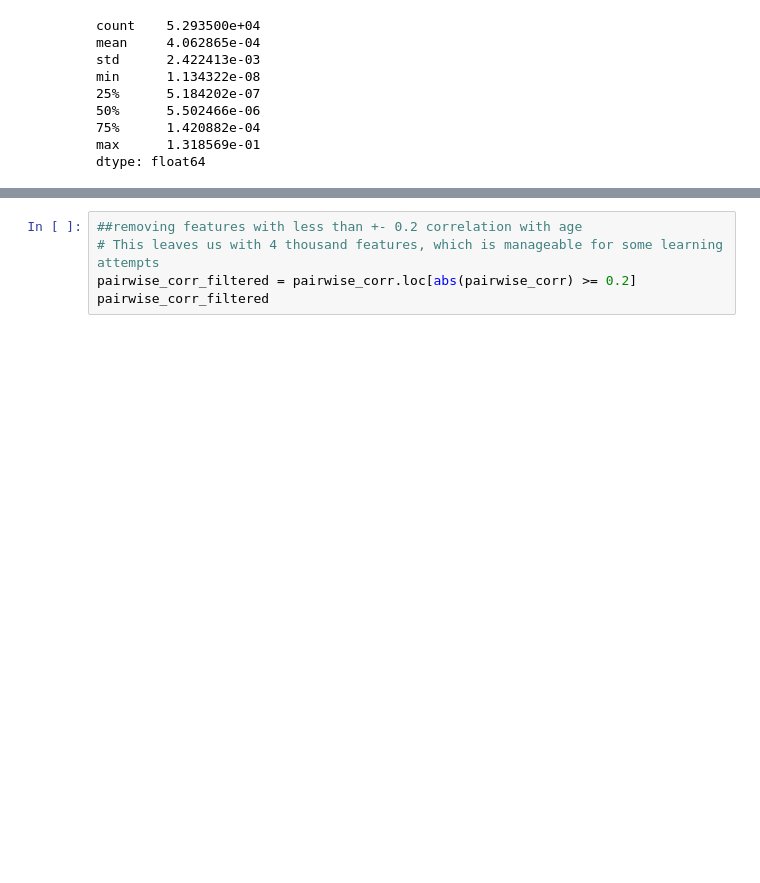
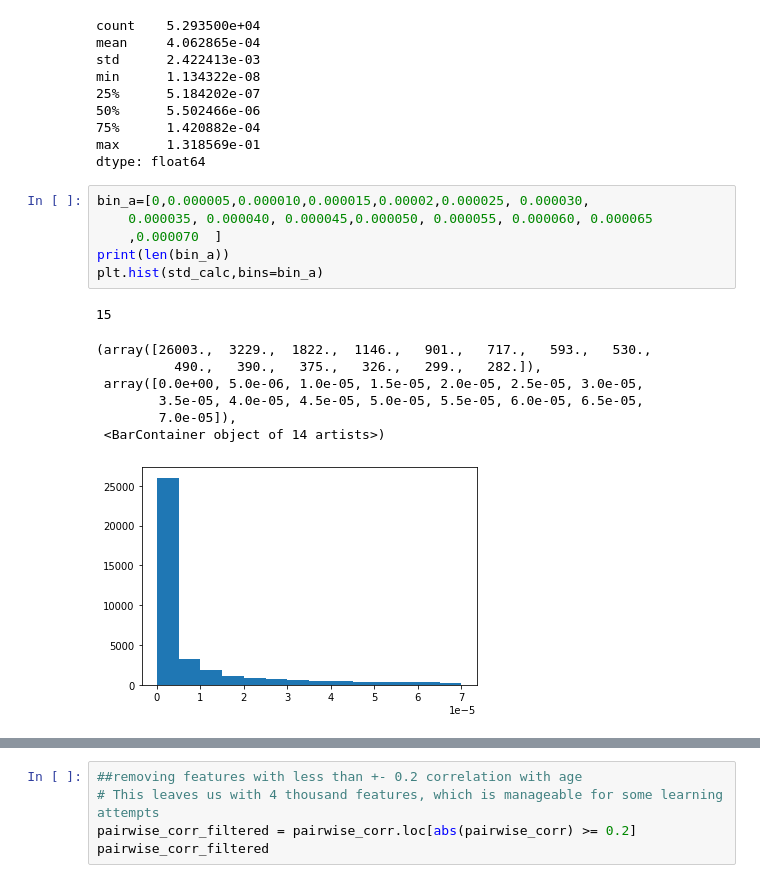
Before and after one commit to Shemkent/Hackathon-Summer-2021, a Jupyter notebook: analyze_data_notebook.ipynb, the cells around one changed output, grey strips where cells are left out. Cells and saved outputs as stored; diff of their text form; blank space fills up the shorter version.

```diff
--- a/analyze_data_notebook.ipynb
+++ b/analyze_data_notebook.ipynb
@@ -90,4 +88,19 @@ min      1.134322e-08
 75%      1.420882e-04
 max      1.318569e-01
 dtype: float64
+# %%
+bin_a=[0,0.000005,0.000010,0.000015,0.00002,0.000025, 0.000030,
+    0.000035, 0.000040, 0.000045,0.000050, 0.000055, 0.000060, 0.000065
+    ,0.000070  ]
+print(len(bin_a))
+plt.hist(std_calc,bins=bin_a)
+# %% [output]
+15
+(array([26003.,  3229.,  1822.,  1146.,   901.,   717.,   593.,   530.,
+          490.,   390.,   375.,   326.,   299.,   282.]),
+ array([0.0e+00, 5.0e-06, 1.0e-05, 1.5e-05, 2.0e-05, 2.5e-05, 3.0e-05,
+        3.5e-05, 4.0e-05, 4.5e-05, 5.0e-05, 5.5e-05, 6.0e-05, 6.5e-05,
+        7.0e-05]),
+ <BarContainer object of 14 artists>)
+[figure, added]
 # %%
```
Also changed, not shown: parts of 37 cells of this notebook, 6 other files.
